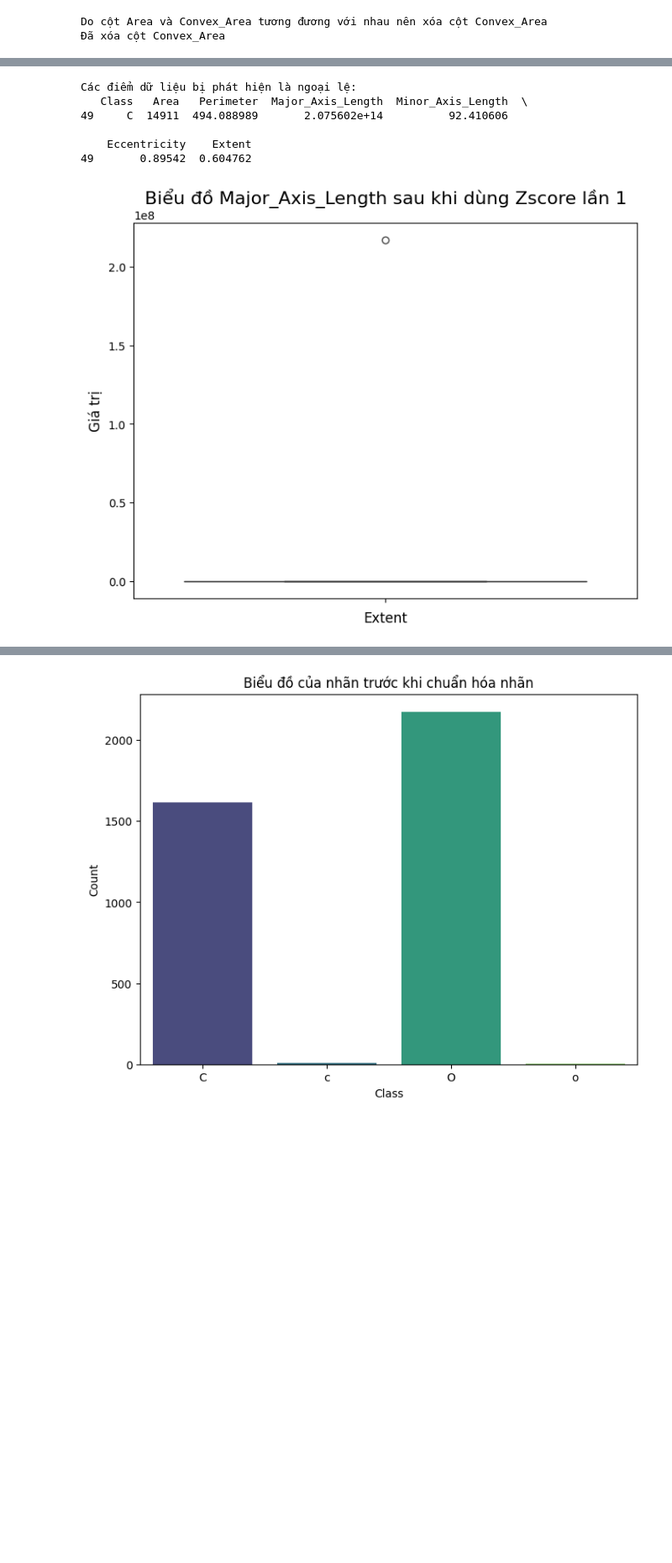
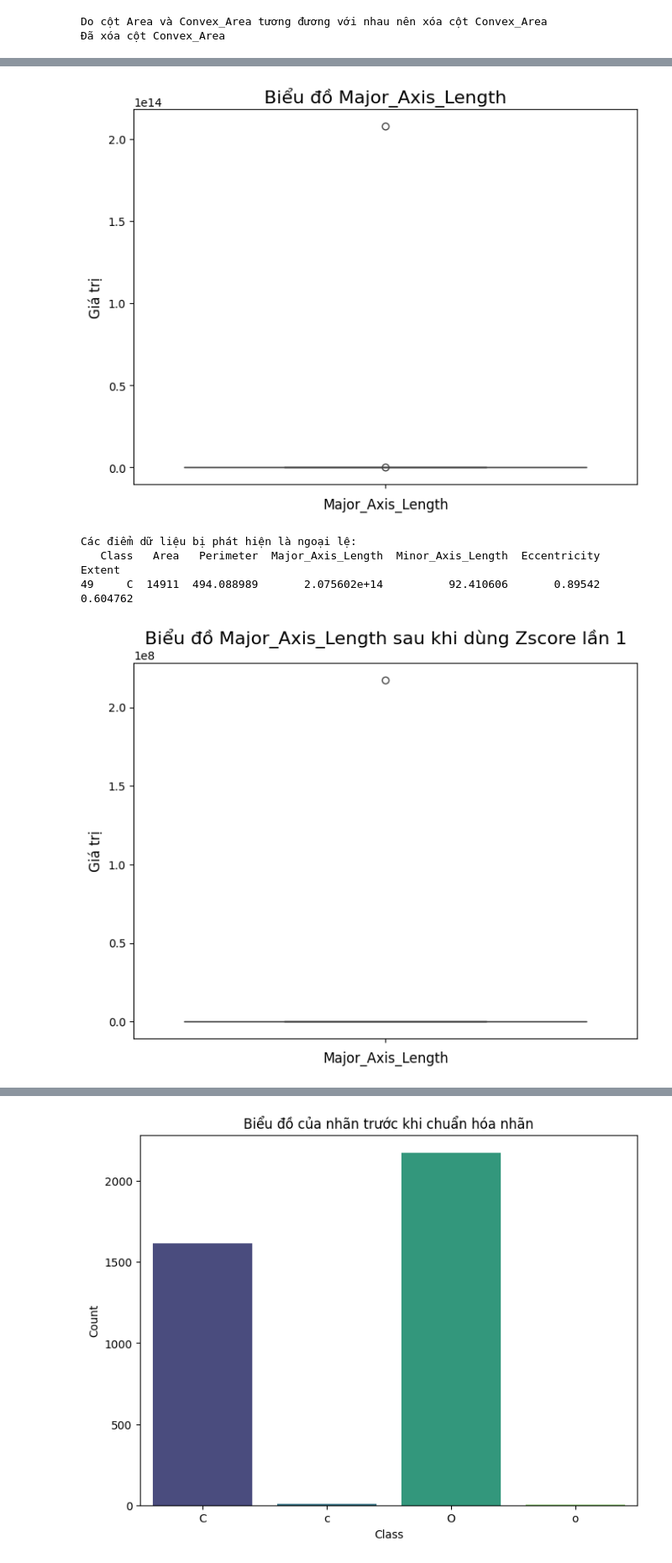
Before and after one commit to Hoang-Dien-IT/Rice2024_identification, a Jupyter notebook: data_processing/Normalize&Cleaning_datasets.ipynb, the cells around one changed output, grey strips where cells are left out. Shown: that part at 84% size. Cells and saved outputs as stored; diff of their text form; code cells hidden in the pictures; blank space fills up the shorter version.

```diff
--- a/data_processing/Normalize&Cleaning_datasets.ipynb
+++ b/data_processing/Normalize&Cleaning_datasets.ipynb
@@ -102,66 +149,65 @@ for column in df.columns:
 # %%
 # Xử lý dữ liệu nhiễu cột Major_Axis_Length bằng thuật toán Zscore0
+column = 'Major_Axis_Length'
+attribute = ['Major_Axis_Length']
 
-attribute = ['Major_Axis_Length']
+# Vẽ boxplot cho thuộc tính cụ thể
+plt.figure(figsize=(8, 6))
+sns.boxplot(data=df['Major_Axis_Length'])
+plt.title(
+    f'Biểu đồ Major_Axis_Length', fontsize=16)
+plt.xlabel('Major_Axis_Length', fontsize=12)
+plt.ylabel('Giá trị', fontsize=12)
+plt.show()
 
 # Chuyển đổi kiểu dữ liệu các cột thuộc tính thành số (nếu cần)
 for attr in attribute:
     df[attr] = pd.to_numeric(df[attr], errors='coerce')
-
-# Tính Z-score cho tất cả các thuộc tính số
+# Tính Z-score cho tất cả các thuộc tính
 z_scores = np.abs(stats.zscore(df[attribute]))
-
 # Xác định các điểm dữ liệu với Z-score lớn hơn 3
 outliers = (z_scores > 3).any(axis=1)
+
 # Hiển thị các hàng bị phát hiện là ngoại lệ
 outliers_data = df[outliers]
 print("Các điểm dữ liệu bị phát hiện là ngoại lệ:")
 print(outliers_data)
-
 # Xóa các điểm dữ liệu ngoại lệ
 df_cleaned_Major1 = df[~outliers]
 
 # Vẽ boxplot cho thuộc tính cụ thể
 plt.figure(figsize=(8, 6))
 sns.boxplot(data=df_cleaned_Major1['Major_Axis_Length'])
 plt.title(
     f'Biểu đồ Major_Axis_Length sau khi dùng Zscore lần 1', fontsize=16)
 plt.xlabel(f'{column}', fontsize=12)
 plt.ylabel('Giá trị', fontsize=12)
 plt.show()
-
 #_________________________
-
 # Chuyển đổi kiểu dữ liệu các cột thuộc tính thành số (nếu cần)
 for attr in attribute:
     df_cleaned_Major1[attr] = pd.to_numeric(df_cleaned_Major1[attr], errors='coerce')
-
 # Tính Z-score cho tất cả các thuộc tính số
 z_scores = np.abs(stats.zscore(df_cleaned_Major1[attribute]))
-
 # Xác định các điểm dữ liệu với Z-score lớn hơn 3
 outliers = (z_scores > 3).any(axis=1)
 # Hiển thị các hàng bị phát hiện là ngoại lệ
 outliers_data = df_cleaned_Major1[outliers]
-print("Các điểm dữ liệu bị phát hiện là ngoại lệ:")
+# print("Các điểm dữ liệu bị phát hiện là ngoại lệ:")
 print(outliers_data)
-
 # Xóa các điểm dữ liệu ngoại lệ
 df_cleaned_Major2 = df_cleaned_Major1[~outliers]
-
 # Vẽ boxplot cho thuộc tính cụ thể
 plt.figure(figsize=(8, 6))
 sns.boxplot(data=df_cleaned_Major2['Major_Axis_Length'])
 plt.title(
-    f'Biểu đồ Major_Axis_Length sau khi dùng Zscore lần 2', fontsize=16)
+    f'Biểu đồ Major_Axis_Length sau khi dùng Zscore', fontsize=16)
 plt.xlabel(f'{column}', fontsize=12)
 plt.ylabel('Giá trị', fontsize=12)
 plt.show()
 # %% [output]
+[figure, new version]
 Các điểm dữ liệu bị phát hiện là ngoại lệ:
-   Class   Area   Perimeter  Major_Axis_Length  Minor_Axis_Length  \
-49     C  14911  494.088989       2.075602e+14          92.410606
-
-    Eccentricity    Extent
-49       0.89542  0.604762
+   Class   Area   Perimeter  Major_Axis_Length  Minor_Axis_Length  Eccentricity    Extent
+49     C  14911  494.088989       2.075602e+14          92.410606       0.89542  0.604762
-[figure, old version]
+[figure, new version]
```
Also changed, not shown: parts of 9 cells of this notebook, 3 other files.
